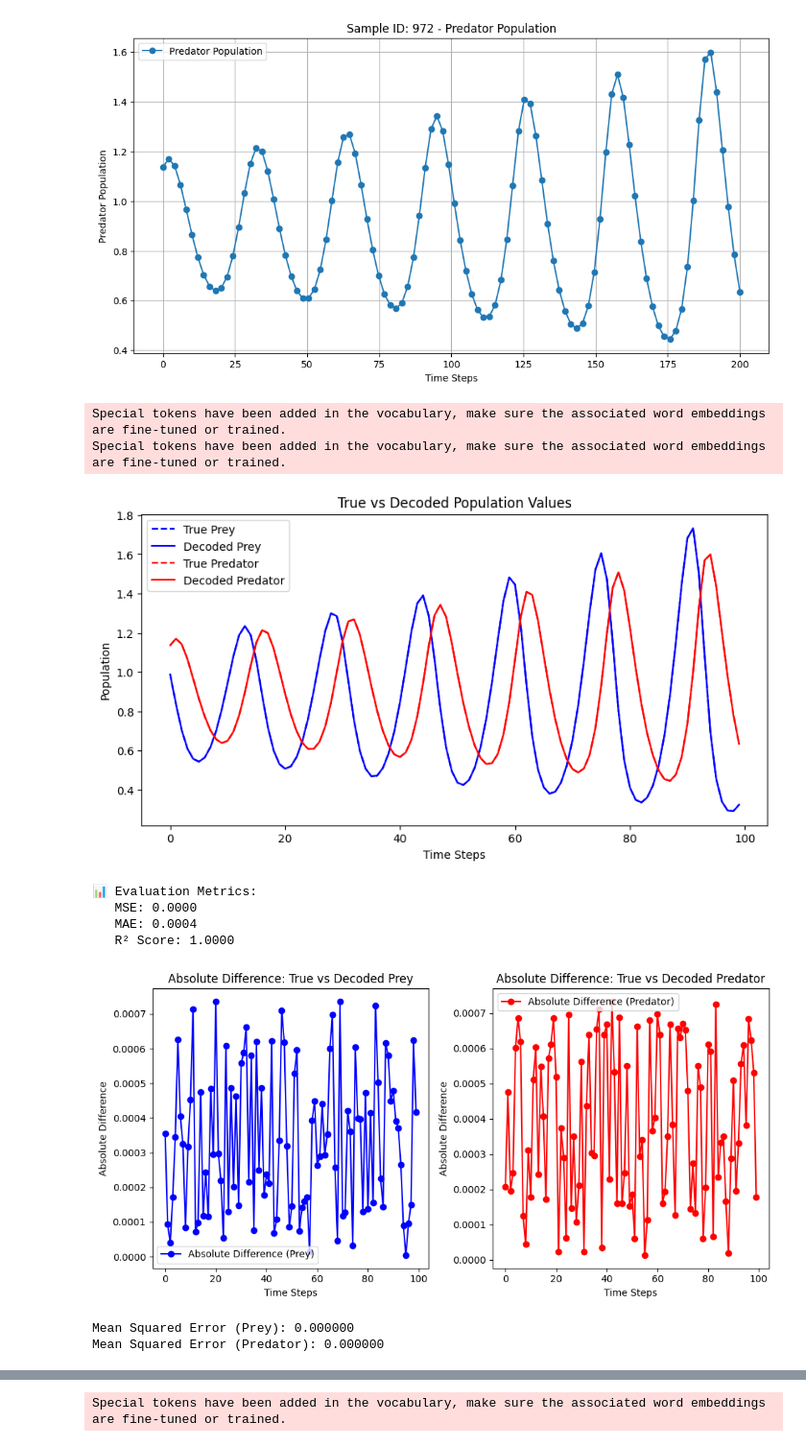
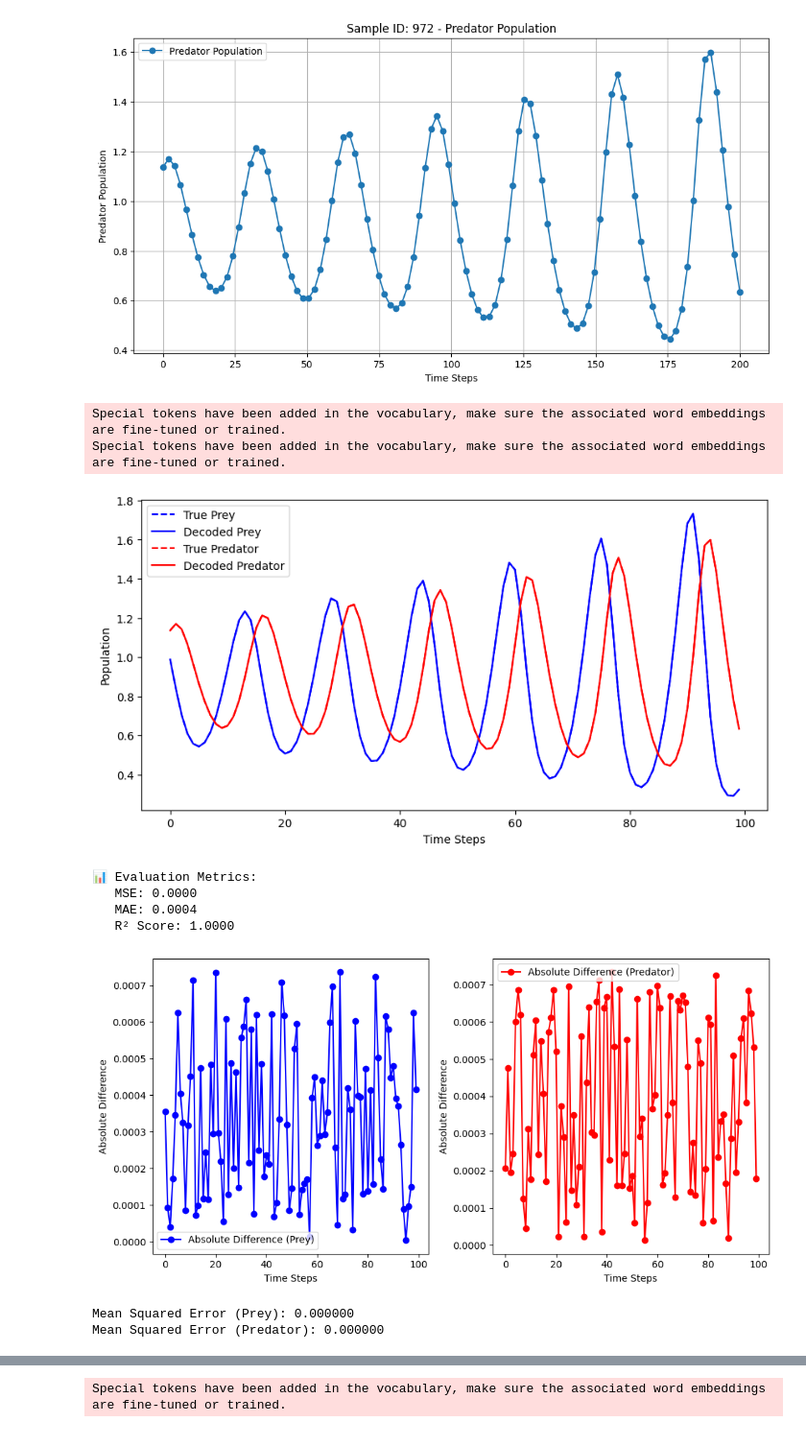
Before and after one commit to raunaq-rai/LLM-time-series-forecasting, a Jupyter notebook: notebooks/Untrained_Qwen.ipynb, the cells around one changed output, grey strips where cells are left out. Shown at 96% size. Cells and saved outputs as stored; diff of their text form; code cells hidden in the pictures.

```diff
--- a/notebooks/Untrained_Qwen.ipynb
+++ b/notebooks/Untrained_Qwen.ipynb
@@ -138,8 +138,8 @@ plt.plot(decoded_predator, label="Decoded Predator", linestyle='solid', color='r
 
 plt.xlabel("Time Steps")
 plt.ylabel("Population")
-plt.title("True vs Decoded Population Values")
 plt.legend()
+plt.savefig("true_vs_decoded.png")
 plt.show()
 
 # Calculate evaluation metrics
@@ -164,37 +164,36 @@ plt.figure(figsize=(10, 5))
 # Prey absolute difference plot
 plt.subplot(1, 2, 1)
 plt.plot(abs_diff_prey, label="Absolute Difference (Prey)", color='blue', marker='o')
 plt.xlabel("Time Steps")
 plt.ylabel("Absolute Difference")
-plt.title("Absolute Difference: True vs Decoded Prey")
 plt.legend()
 
 # Predator absolute difference plot
 plt.subplot(1, 2, 2)
 plt.plot(abs_diff_predator, label="Absolute Difference (Predator)", color='red', marker='o')
 plt.xlabel("Time Steps")
 plt.ylabel("Absolute Difference")
-plt.title("Absolute Difference: True vs Decoded Predator")
 plt.legend()
 
 plt.tight_layout()
+plt.savefig("absolute_differences.png")
 plt.show()
 
 mse_prey = mean_squared_error(prey, decoded_prey)
 mse_predator = mean_squared_error(predator, decoded_predator)
 
 # Print MSE values
 print(f"Mean Squared Error (Prey): {mse_prey:.6f}")
 print(f"Mean Squared Error (Predator): {mse_predator:.6f}")
 # %% [output]
 Special tokens have been added in the vocabulary, make sure the associated word embeddings are fine-tuned or trained.
 Special tokens have been added in the vocabulary, make sure the associated word embeddings are fine-tuned or trained.
-[figure, old version]
+[figure, new version]
 📊 Evaluation Metrics:
    MSE: 0.0000
    MAE: 0.0004
    R² Score: 1.0000
-[figure, old version]
+[figure, new version]
 Mean Squared Error (Prey): 0.000000
 Mean Squared Error (Predator): 0.000000
 # %%
```
Also changed, not shown: parts of 2 cells of this notebook, 9 other files.
